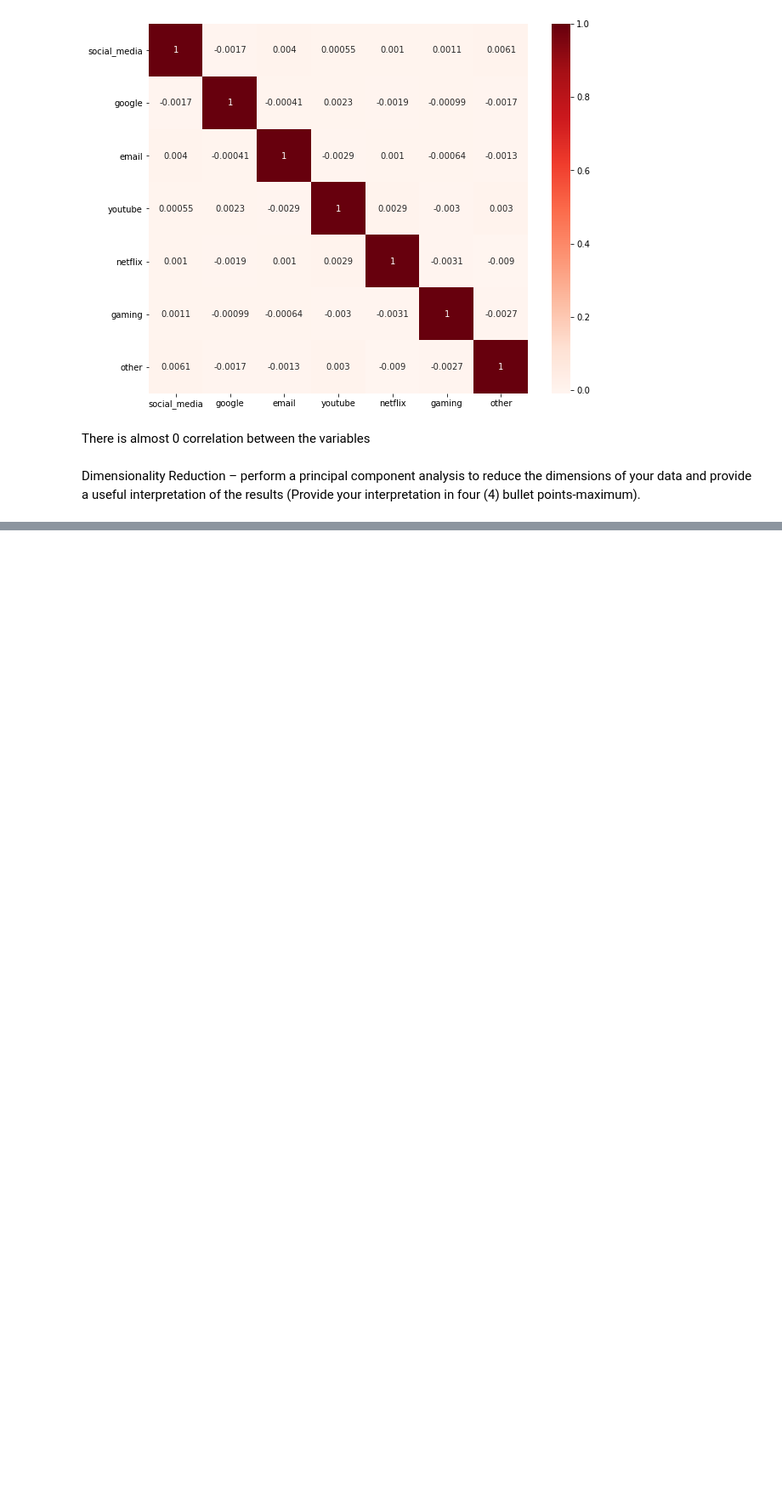
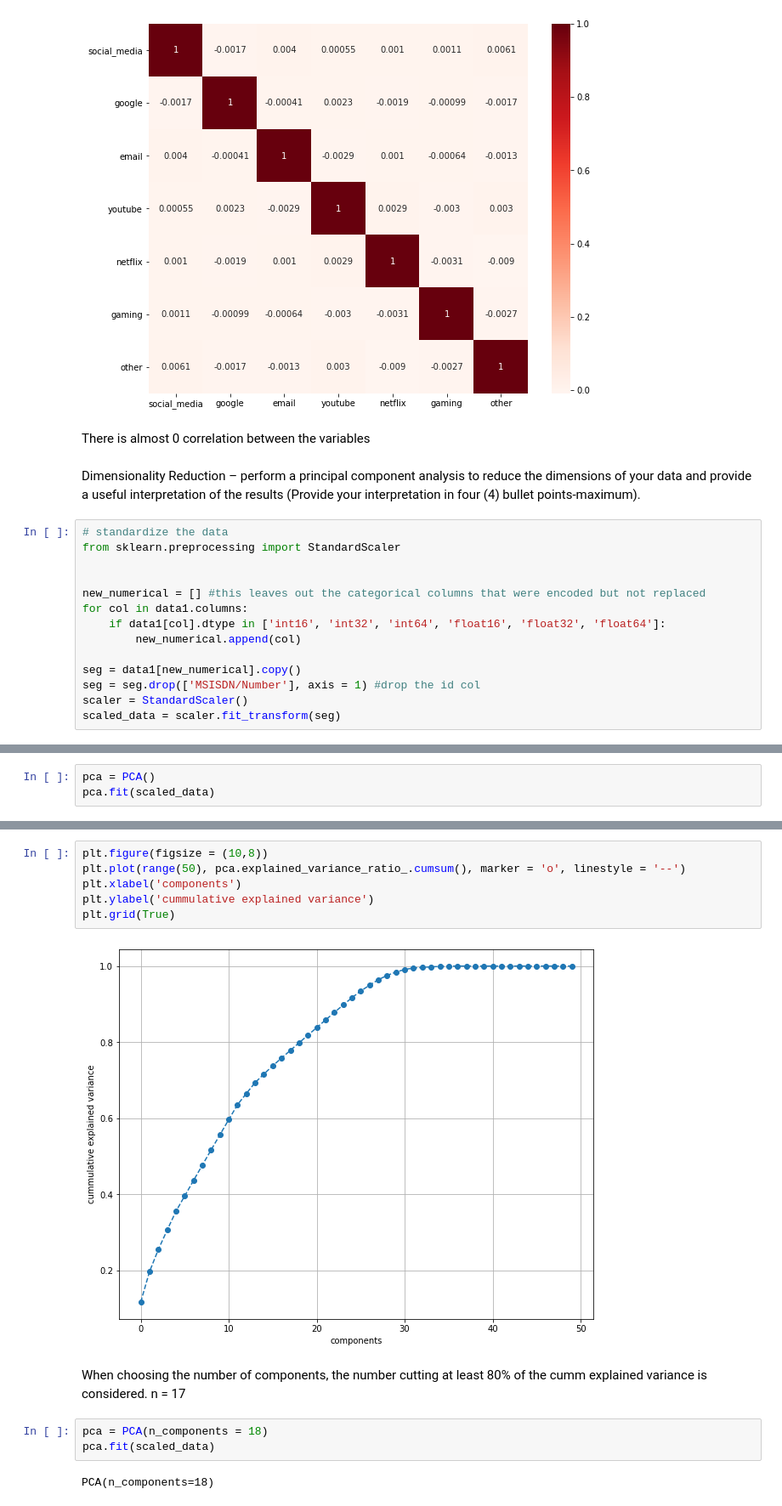
Before and after one commit to Amulah-98/tellco, a Jupyter notebook: Telecommunication .ipynb, the cells around one changed output, grey strips where cells are left out. Shown at 85% size. Drawn from its saved outputs; the diff is of its cells as text; blank space fills up the shorter version.

```diff
--- a/Telecommunication .ipynb
+++ b/Telecommunication .ipynb
@@ -679,3 +676,17 @@ There is almost 0 correlation between the variables
 # %% [markdown]
 
 Dimensionality Reduction – perform a principal component analysis to reduce the dimensions of your data and provide a useful interpretation of the results (Provide your interpretation in four (4) bullet points-maximum).
+# %%
+# standardize the data
+from sklearn.preprocessing import StandardScaler
+
+
+new_numerical = [] #this leaves out the categorical columns that were encoded but not replaced
+for col in data1.columns:
+    if data1[col].dtype in ['int16', 'int32', 'int64', 'float16', 'float32', 'float64']:
+        new_numerical.append(col)
+
+seg = data1[new_numerical].copy()
+seg = seg.drop(['MSISDN/Number'], axis = 1) #drop the id col
+scaler = StandardScaler()
+scaled_data = scaler.fit_transform(seg)
@@ -681,0 +697,3 @@ Dimensionality Reduction – perform a principal component analysis to reduce th
+# %%
+pca = PCA()
+pca.fit(scaled_data)
@@ -681,0 +718,15 @@ Dimensionality Reduction – perform a principal component analysis to reduce th
+# %%
+plt.figure(figsize = (10,8))
+plt.plot(range(50), pca.explained_variance_ratio_.cumsum(), marker = 'o', linestyle = '--')
+plt.xlabel('components')
+plt.ylabel('cummulative explained variance')
+plt.grid(True)
+# %% [output]
+[figure, added]
+# %% [markdown]
+When choosing the number of components, the number cutting at least 80% of the cumm explained variance is considered. n = 17
+# %%
+pca = PCA(n_components = 18)
+pca.fit(scaled_data)
+# %% [output]
+PCA(n_components=18)
```
Also changed, not shown: parts of 71 cells of this notebook.
